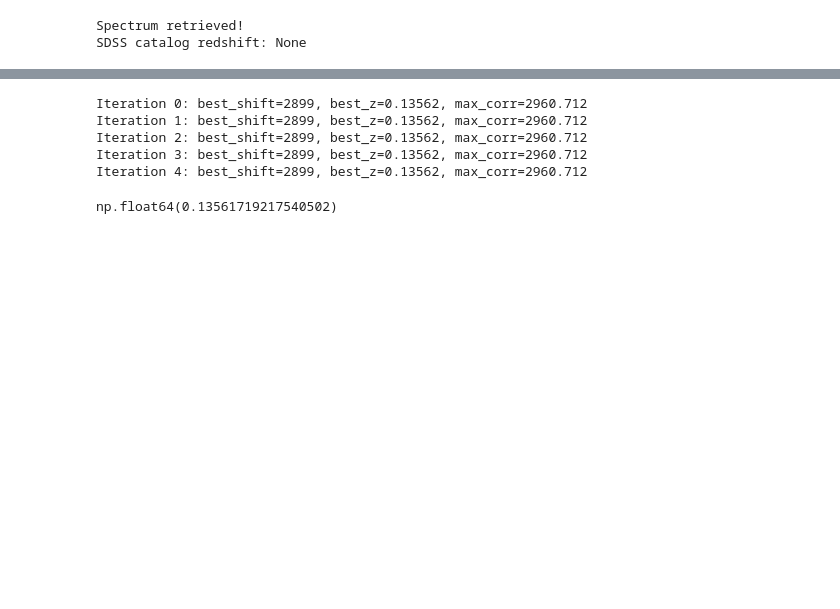
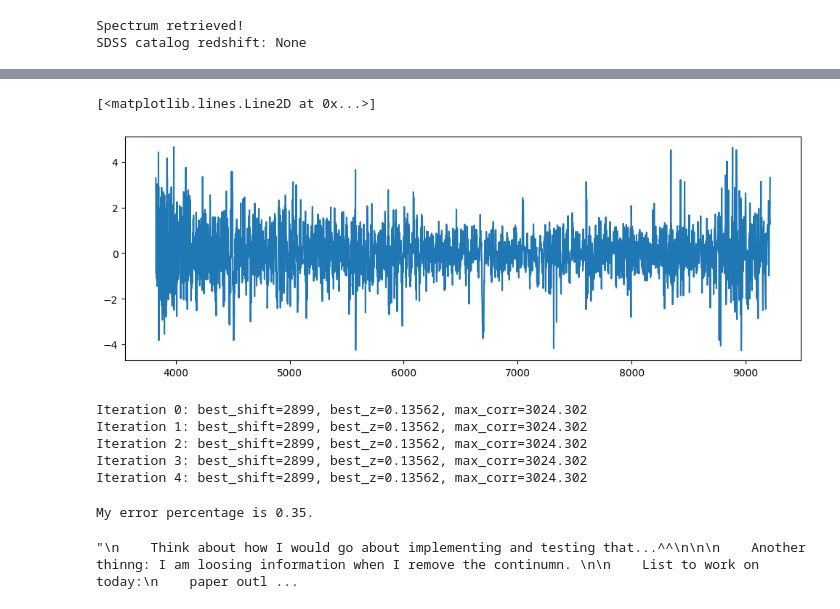
Before and after one commit to ripRoot/Redshift, a Jupyter notebook: redshift_notebooks/redshift_cross_correlation_simulation.ipynb, the cells around one changed output, grey strips where cells are left out. Cells and saved outputs as stored; diff of their text form; code cells hidden in the pictures; blank space fills up the shorter version.

```diff
--- a/redshift_notebooks/redshift_cross_correlation_simulation.ipynb
+++ b/redshift_notebooks/redshift_cross_correlation_simulation.ipynb
@@ -26,3 +28,10 @@ Text(0.5, 0, 'Wavelength (Angstroms)')
+# %%
+flux1 = rcc.normalize_spectrum(flux.astype(np.float64))
+plt.figure(figsize=(12,4))
+plt.plot(wavelength, flux1)
+# %% [output]
+[<matplotlib.lines.Line2D at 0x...>]
+[figure, added]
 # %%
 # Rest lines for this galaxy (I had to search them up. find a way to automate this.)
 absorption_lines = [
@@ -35,16 +44,41 @@ absorption_lines = [
 ]
 
 #I dont know if it will work as intended, but i'm just going to flip my flux to measure the absorption lines
-rcc.redshift_estimate_for_z(flux=-flux, wl=wavelength, rest_lines=absorption_lines, wl_max=np.max(wavelength), wl_min=np.min(wavelength))
+z = rcc.redshift_estimate_for_z(flux=-flux, wl=wavelength, rest_lines=absorption_lines, wl_max=np.max(wavelength), wl_min=np.min(wavelength))
 # %% [output]
-Iteration 0: best_shift=2899, best_z=0.13562, max_corr=2960.712
-Iteration 1: best_shift=2899, best_z=0.13562, max_corr=2960.712
-Iteration 2: best_shift=2899, best_z=0.13562, max_corr=2960.712
-Iteration 3: best_shift=2899, best_z=0.13562, max_corr=2960.712
-Iteration 4: best_shift=2899, best_z=0.13562, max_corr=2960.712
+Iteration 0: best_shift=2899, best_z=0.13562, max_corr=3024.302
+Iteration 1: best_shift=2899, best_z=0.13562, max_corr=3024.302
+Iteration 2: best_shift=2899, best_z=0.13562, max_corr=3024.302
+Iteration 3: best_shift=2899, best_z=0.13562, max_corr=3024.302
+Iteration 4: best_shift=2899, best_z=0.13562, max_corr=3024.302
-np.float64(0.13561719217540502)
+# %%
+print(f"My error percentage is {np.abs((z - 0.136087) / 0.136087 * 100):.2f}.")
+# %% [output]
+My error percentage is 0.35.
 # %%
 # Real redshift of this spectrum is 0.136087
-# LOOK AT FIND AMPS LATER. ONLY A TEMPORARY FIX. AHHHHHH!
-#Kind of want a way to manually determine if the absoption lines are more prominent or the emmission lines in the spectrum are. not sure how to do that but yknow
-#
+# Found that my amplitude was messing up the cross correlation... let's try a fix before I go home
+# LOOK AT FIND AMPS LATER. ONLY A TEMPORARY FIX. REALLY BAD. FIND BETTER SOLUTION LATER! AHHHHHH!
+#ALso make it so I can download more than 1 spectrum in my data folder.
+
+
+# Think about it w/o knowing the rest lines.
+# another layer of complexity:
+# Now figure out what the rest wavelengths are, associated with any given set at a particular rest wavelength there
+# Templates
+# Loop over a set of templates + finding best redshift + combination of best template and best redshift
+
+'''
+    Think about how I would go about implementing and testing that...^^
+
+
+    Another thinng: I am loosing information when I remove the continumn.
+
+    List to work on today:
+    paper outline (jk i'll do it tomorrow)
+    easiest thing seems like looking into grabing those template spectrums.. going through them and grabing each one and correlating it! seems easy enough...
+
+    Refresh on ideal black bodies and how tempature affects the spectrum..
+'''
+# %% [output]
+"\n    Think about how I would go about implementing and testing that...^^\n\n\n    Another thinng: I am loosing information when I remove the continumn. \n\n    List to work on today:\n    paper outl ...
```
Also changed, not shown: parts of 3 cells of this notebook, 38 other files.
